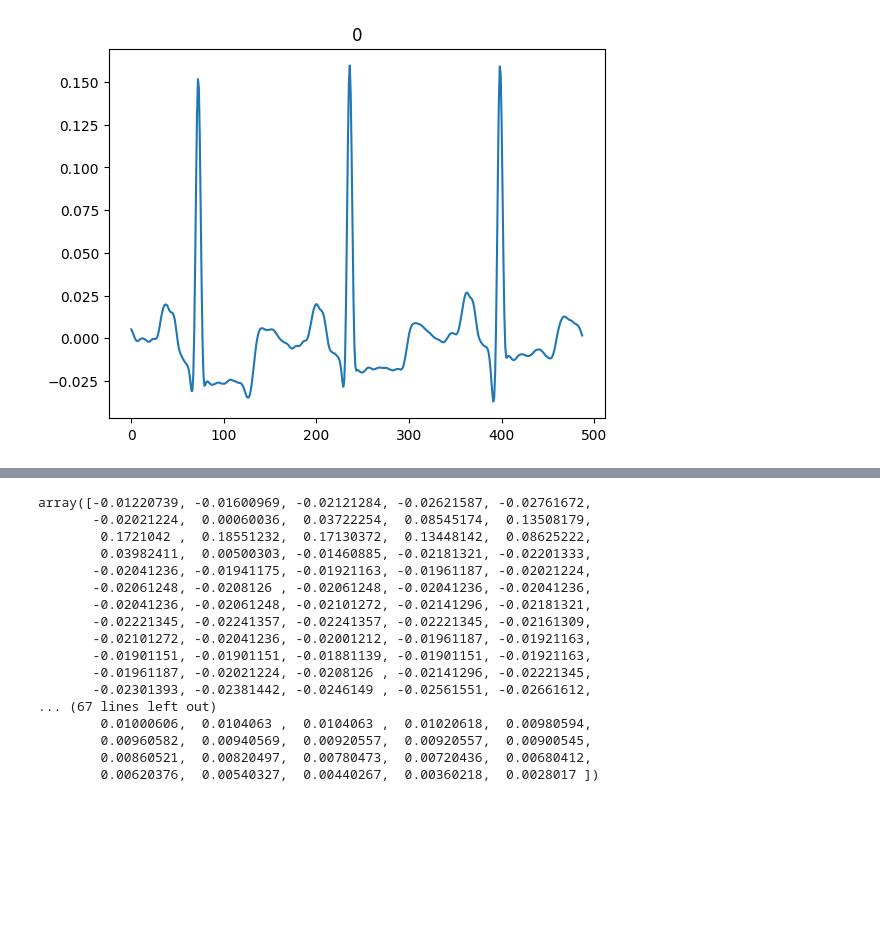
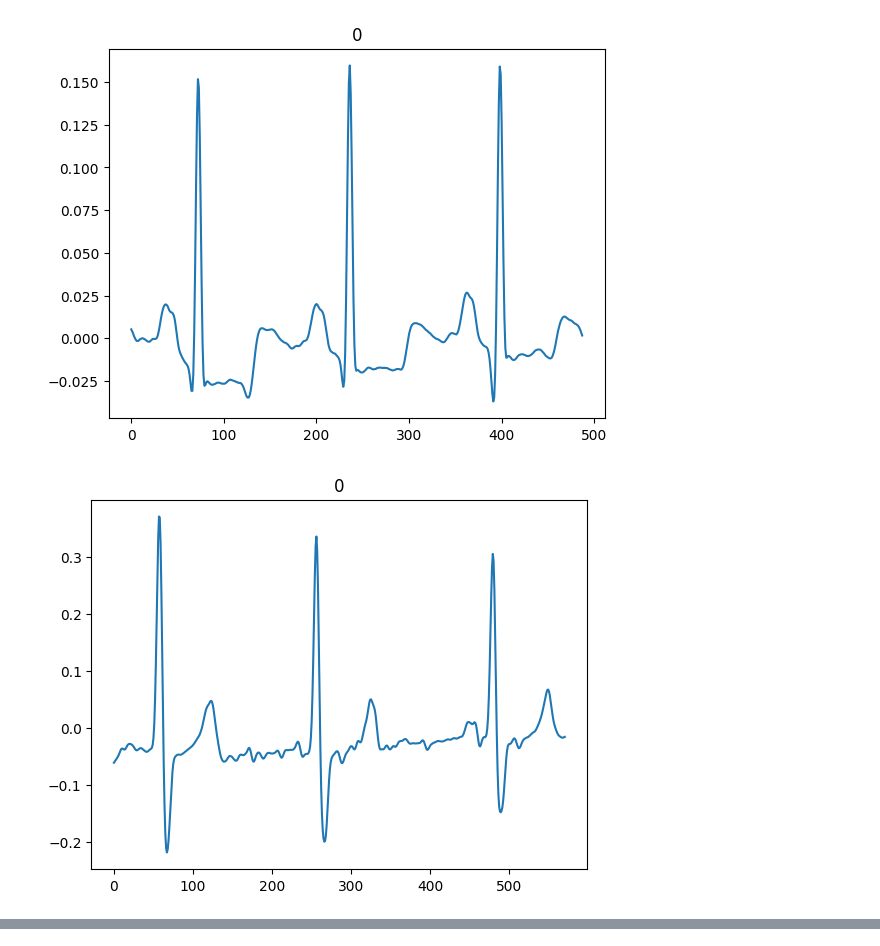
Before and after one commit to pap1rana/arrhythmia-detection, a Jupyter notebook: heartbeat_slicer.ipynb, the cells around one changed output, grey strips where cells are left out. Saved outputs shown, nothing was run; the diff lists cells and outputs as text; code cells hidden in the pictures; blank space fills up the shorter version.

```diff
--- a/heartbeat_slicer.ipynb
+++ b/heartbeat_slicer.ipynb
@@ -95,22 +11,15 @@ from matplotlib import pyplot as plt
 # %%
-# plt.plot(testMitdb[233][0])
-# plt.title(testMitdb[35][1])
-# plt.show()
+plt.plot(testMitdb[233][0])
+plt.title(testMitdb[35][1])
+plt.show()
 
-# for (signal, ann) in testNsrb:
-#     if not isinstance(ann, int):
-#         plt.plot(signal)
-#         plt.title(ann)
-#         plt.show()
+plt.plot(testSvdb[1001][0])
+plt.title(testSvdb[35][1])
+plt.show()
 
-
-
-# plt.plot(testSvdb[1001][0])
-# plt.title(testSvdb[35][1])
-# plt.show()
-#
-# plt.plot(testNsrb[727][0])
-# plt.title(testNsrb[35][1])
-# plt.show()
+plt.plot(testNsrb[727][0])
+plt.title(testNsrb[35][1])
+plt.show()
 # %% [output]
 [figure]
+[figure, added]
@@ -117,23 +27,3 @@ from matplotlib import pyplot as plt
-# %%
-testMitdb[0][0]
-# %% [output]
-array([-0.01220739, -0.01600969, -0.02121284, -0.02621587, -0.02761672,
-       -0.02021224,  0.00060036,  0.03722254,  0.08545174,  0.13508179,
-        0.1721042 ,  0.18551232,  0.17130372,  0.13448142,  0.08625222,
-        0.03982411,  0.00500303, -0.01460885, -0.02181321, -0.02201333,
-       -0.02041236, -0.01941175, -0.01921163, -0.01961187, -0.02021224,
-       -0.02061248, -0.0208126 , -0.02061248, -0.02041236, -0.02041236,
-       -0.02041236, -0.02061248, -0.02101272, -0.02141296, -0.02181321,
-       -0.02221345, -0.02241357, -0.02241357, -0.02221345, -0.02161309,
-       -0.02101272, -0.02041236, -0.02001212, -0.01961187, -0.01921163,
-       -0.01901151, -0.01901151, -0.01881139, -0.01901151, -0.01921163,
-       -0.01961187, -0.02021224, -0.0208126 , -0.02141296, -0.02221345,
-       -0.02301393, -0.02381442, -0.0246149 , -0.02561551, -0.02661612,
-... (67 lines left out)
-        0.01000606,  0.0104063 ,  0.0104063 ,  0.01020618,  0.00980594,
-        0.00960582,  0.00940569,  0.00920557,  0.00920557,  0.00900545,
-        0.00860521,  0.00820497,  0.00780473,  0.00720436,  0.00680412,
-        0.00620376,  0.00540327,  0.00440267,  0.00360218,  0.0028017 ])
 # %%
 np.unique(testMitdb[:, 1], return_counts=True)
 # %% [output]
```
Also changed, not shown: parts of 7 cells of this notebook, 8 other files.
